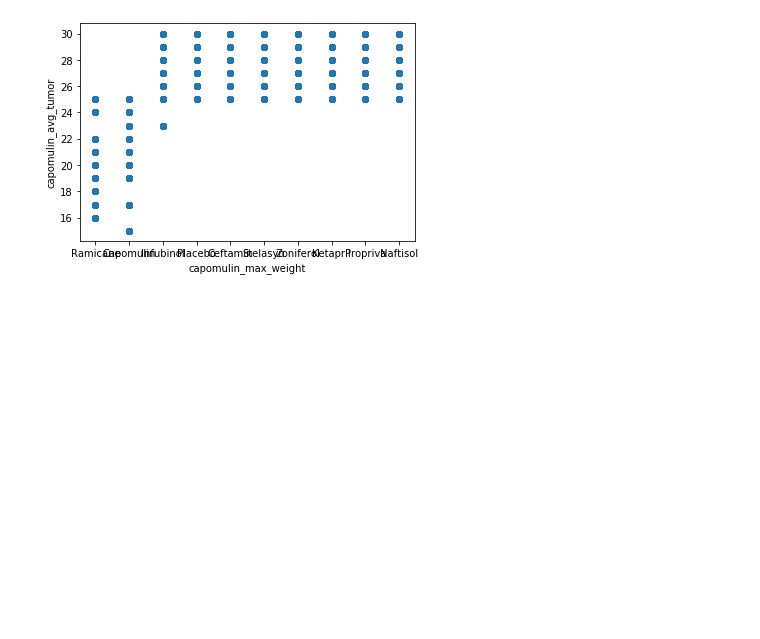
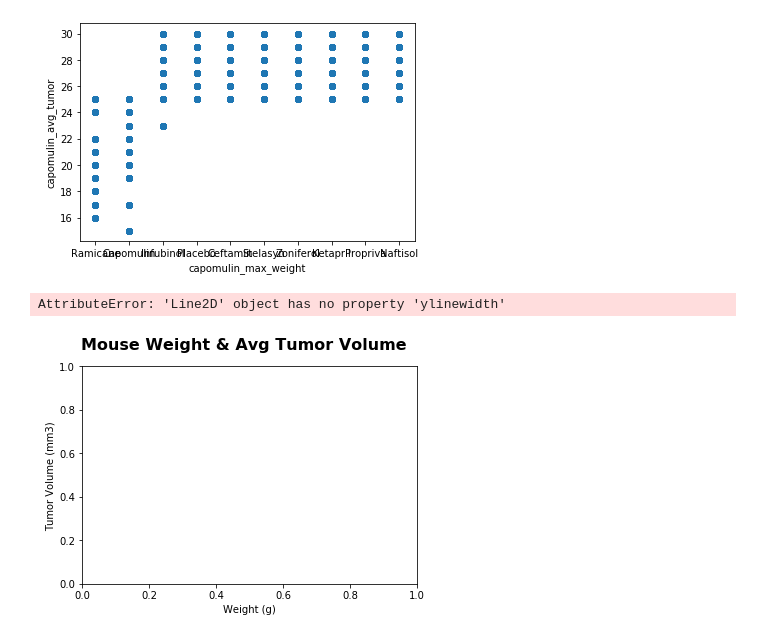
Before and after one commit to enjbaez/Matplotlib-challenge, a Jupyter notebook: Pymaceuticals/pymaceuticals.ipynb, the cells around one changed output. Drawn from its saved outputs; the diff is of its cells as text; code cells hidden in the pictures; blank space fills up the shorter version.

```diff
--- a/Pymaceuticals/pymaceuticals.ipynb
+++ b/Pymaceuticals/pymaceuticals.ipynb
@@ -326,25 +325,28 @@ plt.show()
 # %%
 ### Calculate the linear regression model for mouse weight and average tumor volume for the Capomulin regimen
 # linear regression take weight for x and tumor for y
 
-x_axis = np.arange(len(capomulin_average))
-y_axis = [len(capomulin_average)]
+x_axis = capomulin_max_weight
+y_axis = capomulin_avg_tumor
 
 # Set line
 (slope, intercept, _, _, _) = linregress(x_axis, y_axis)  ##Returns: slope, intercept, rvalue, pvalue, stderr
 fit = slope * x_axis + intercept
 
 fig, ax = plt.subplots()
 
 fig.suptitle("Mouse Weight & Avg Tumor Volume", fontsize=16, fontweight="bold")
 
 ax.set_xlim = merge_table['Weight (g)']
 ax.set_ylim = merge_table['Tumor Volume (mm3)']
 
 ax.set_xlabel("Weight (g)")
 ax.set_ylabel("Tumor Volume (mm3)")
 
-ax.plot(x_axis, fake, linewidth=0, marker='^')
+ax.plot(x_axis, y_axis, ylinewidth=1, marker='^')
 ax.plot(x_axis, fit, 'b--')
 
 plt.show()
+# %% [output]
+AttributeError: 'Line2D' object has no property 'ylinewidth'
+[figure, added]
```
Also changed, not shown: parts of 2 cells of this notebook.
